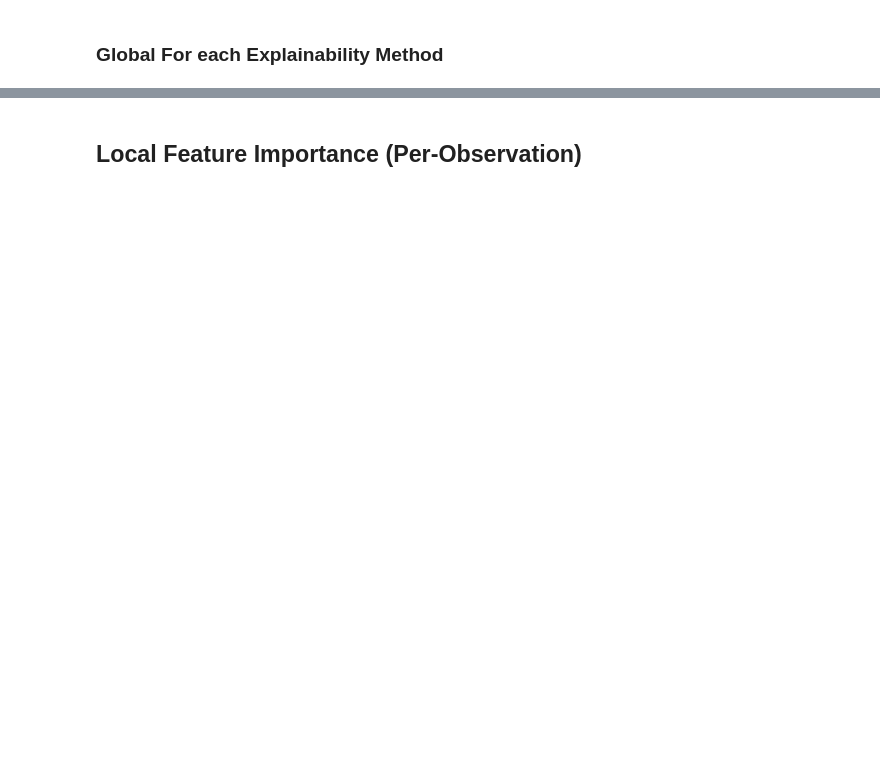
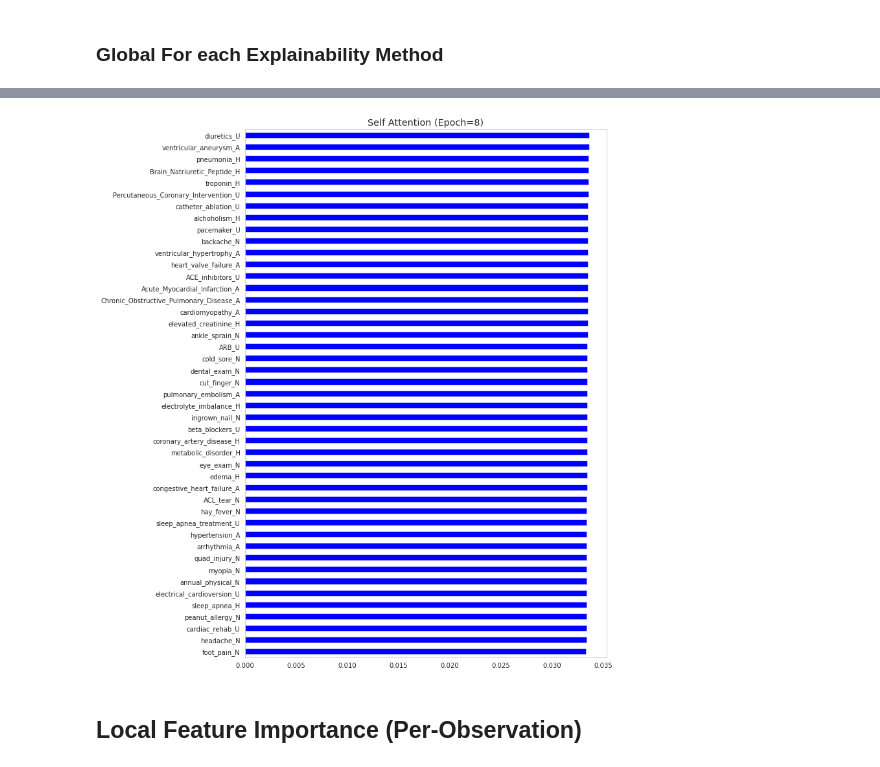
Before and after one commit to Weilin37/CMSAI_Research, a Jupyter notebook: final/explainability/model/lstm.ipynb, the cells around one changed output, grey strips where cells are left out. Saved outputs shown, nothing was run; the diff lists cells and outputs as text; code cells hidden in the pictures; blank space fills up the shorter version.

```diff
--- a/final/explainability/model/lstm.ipynb
+++ b/final/explainability/model/lstm.ipynb
@@ -913,6 +1074,7 @@ all_features = []
 lrp_all_scores = []
 shap_all_scores = []
 attn_all_scores = []
+self_attn_all_scores = []
 for pat_id, scores in val_scores.items():
     shap_all_scores.append(
         valid_results[best_epoch][pat_id]["imp"]["shap_scores"].tolist()
@@ -925,6 +1087,11 @@ for pat_id, scores in val_scores.items():
     )
     all_features.append(valid_results[best_epoch][pat_id]["imp"]["token"].tolist())
 
+    if ADD_SELF_ATTENTION:
+        self_attn_all_scores.append(
+            valid_results[best_epoch][pat_id]["imp"]["self_att_weights"].tolist()
+        )
+
 shap_global_scores = imp_utils.get_global_feature_importance(
     all_features, shap_all_scores, absolute=True
 )
@@ -935,6 +1102,11 @@ lrp_global_scores = imp_utils.get_global_feature_importance(
 att_global_scores = imp_utils.get_global_feature_importance(
     all_features, attn_all_scores, absolute=True
 )
+
+if ADD_SELF_ATTENTION:
+    self_att_global_scores = imp_utils.get_global_feature_importance(
+        all_features, self_attn_all_scores, absolute=True
+    )
 # %%
 rows = []
 for token in shap_global_scores.keys():
@@ -1054,3 +1308,19 @@ imp_utils.plot_global_feature_importance(global_scores, title=title)
+# %%
+if ADD_SELF_ATTENTION:
+    all_features = []
+    all_scores = []
+    for pat_id, scores in val_scores.items():
+        all_scores.append(
+            valid_results[best_epoch][pat_id]["imp"]["self_att_weights"].tolist()
+        )
+        all_features.append(valid_results[best_epoch][pat_id]["imp"]["token"].tolist())
+    global_scores = imp_utils.get_global_feature_importance(
+        all_features, all_scores, absolute=True
+    )
+    title = f"Self Attention (Epoch={best_epoch})"
+    imp_utils.plot_global_feature_importance(global_scores, title=title)
+# %% [output]
+[figure, added]
 # %% [markdown]
 ## Local Feature Importance (Per-Observation)
 # %%
```
Also changed, not shown: parts of 38 cells of this notebook, 2 other files.
